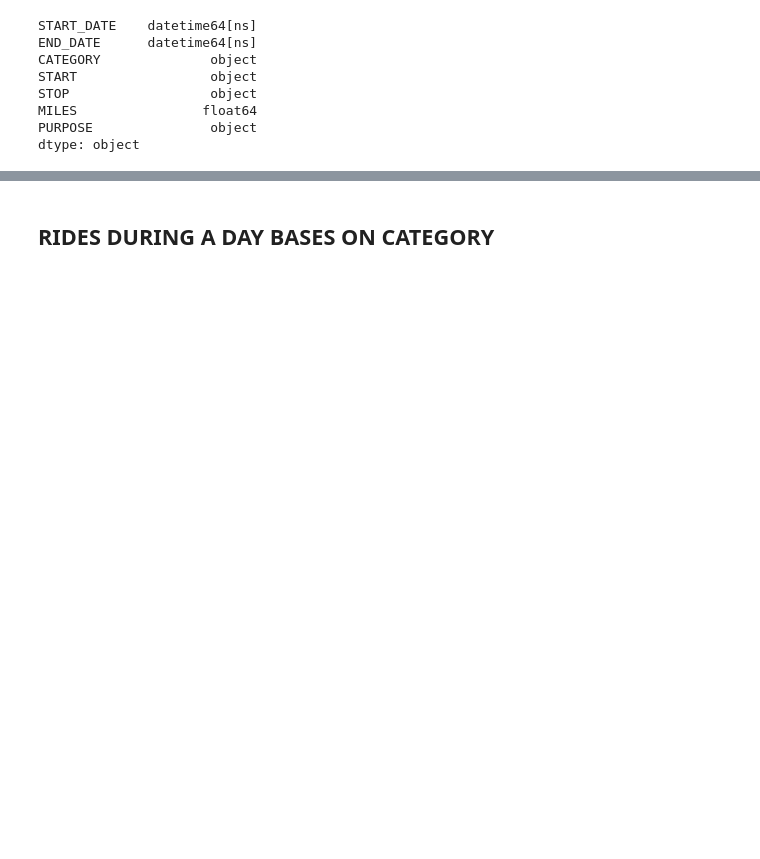
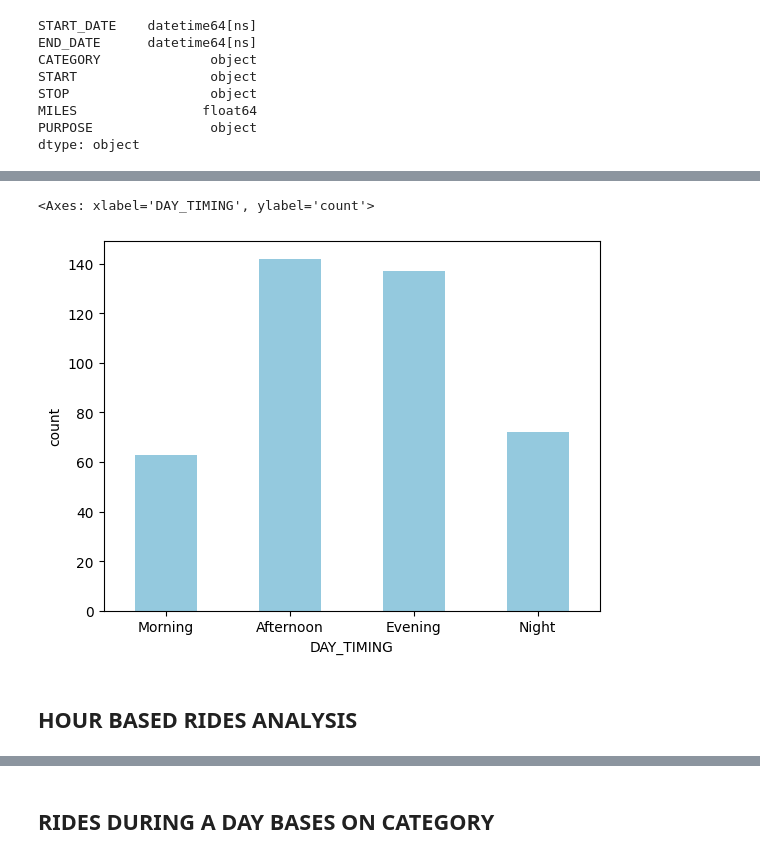
Before and after one commit to akshay781891-gif/Uber-Rides-Analysis, a Jupyter notebook: Uber Rides Analysis.ipynb, the cells around one changed output, grey strips where cells are left out. Cells and saved outputs as stored; diff of their text form; code cells hidden in the pictures; blank space fills up the shorter version.

```diff
--- a/Uber Rides Analysis.ipynb
+++ b/Uber Rides Analysis.ipynb
@@ -178,4 +180,4 @@ df['TIME'] = pd.DatetimeIndex(df['START_DATE']).hour
 #changing into categories of day and night
 df['DAY_TIMING'] = pd.cut(x=df['TIME'],
                               bins = [0,10,15,19,24],
-                              labels = {0:'Morning','Afternoon','Evening','Night'])
+                              labels = ['Morning','Afternoon','Evening','Night'])
@@ -186 +191,8 @@ df.head()
+# %%
+sns.countplot(x = "DAY_TIMING", data = df, width = 0.5, color = "skyblue")
+# %% [output]
+<Axes: xlabel='DAY_TIMING', ylabel='count'>
+[figure, added]
+# %% [markdown]
+## HOUR BASED RIDES ANALYSIS
 # %%
```
Also changed, not shown: parts of 19 cells of this notebook, 1 other file.
